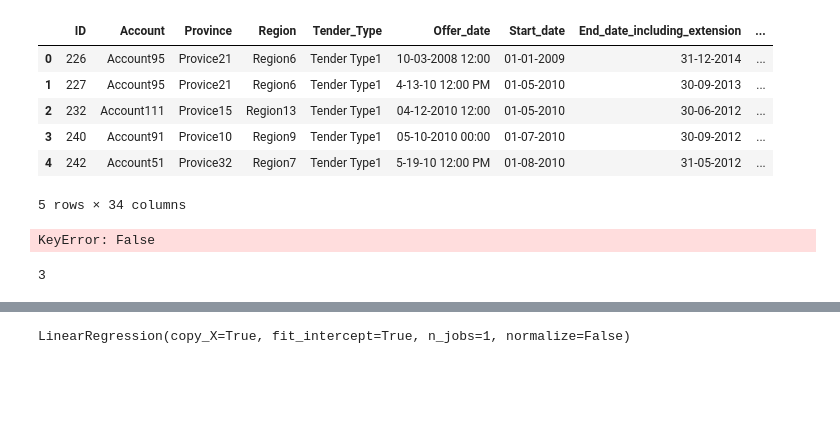
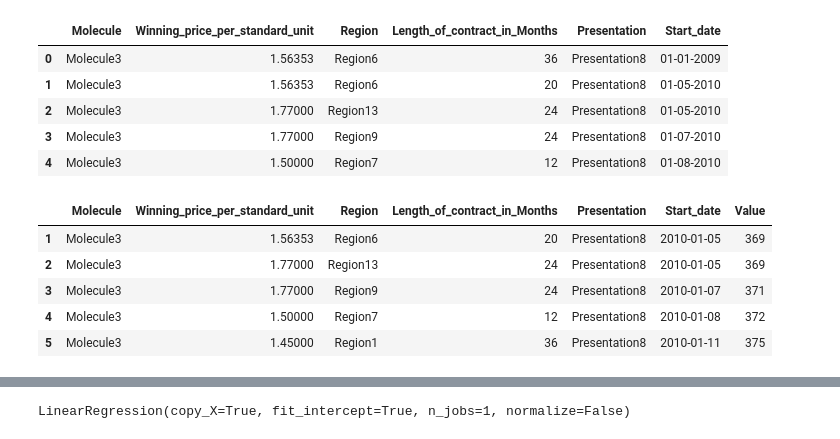
Before and after one commit to thefifthhead/data-science-contests, a Jupyter notebook: CrowdAnalytics/BiddingPriceGenericDrugs/Untitled.ipynb, the cells around one changed output, grey strips where cells are left out. Drawn from its saved outputs; the diff is of its cells as text; code cells hidden in the pictures; blank space fills up the shorter version.

```diff
--- a/CrowdAnalytics/BiddingPriceGenericDrugs/Untitled.ipynb
+++ b/CrowdAnalytics/BiddingPriceGenericDrugs/Untitled.ipynb
@@ -19,0 +17,19 @@ df=pd.read_csv('data/CAX_Bidding_TRAIN_Molecule_3_4_5.csv')
+# %%
+df2=df2.dropna()
+df2.head()
+# %% [output]
+|  | Molecule | Winning_price_per_standard_unit | Region | Length_of_contract_in_Months | Presentation | Start_date |
+| 0 | Molecule3 | 1.56353 | Region6 | 36 | Presentation8 | 01-01-2009 |
+| 1 | Molecule3 | 1.56353 | Region6 | 20 | Presentation8 | 01-05-2010 |
+| 2 | Molecule3 | 1.77000 | Region13 | 24 | Presentation8 | 01-05-2010 |
+| 3 | Molecule3 | 1.77000 | Region9 | 24 | Presentation8 | 01-07-2010 |
+| 4 | Molecule3 | 1.50000 | Region7 | 12 | Presentation8 | 01-08-2010 |
+# %%
+df2['Start_date']=pd.to_datetime(df2['Start_date'])
+def days_since_loe(a, b):
+    if a=='Molecule3':
+        return (b - datetime(2009,1,1,0,0,0)).days
+    elif a=='Molecule4':
+        return (b - datetime(2011,1,1,0,0,0)).days
+    else:
+        return (b - datetime(2011,1,1,0,0,0)).days
@@ -20,10 +38,13 @@ df=pd.read_csv('data/CAX_Bidding_TRAIN_Molecule_3_4_5.csv')
+# %%
+df2['Value'] = df2.apply(lambda row: days_since_loe(row['Molecule'], row['Start_date']), axis=1)
+# %%
+df2=df2[df2['Value']>0]
 # %%
-df.head()
+df2.head()
 # %% [output]
-|  | ID | Account | Province | Region | Tender_Type | Offer_date | Start_date | End_date_including_extension | ... |
-| 0 | 226 | Account95 | Provice21 | Region6 | Tender Type1 | 10-03-2008 12:00 | 01-01-2009 | 31-12-2014 | ... |
-| 1 | 227 | Account95 | Provice21 | Region6 | Tender Type1 | 4-13-10 12:00 PM | 01-05-2010 | 30-09-2013 | ... |
-| 2 | 232 | Account111 | Provice15 | Region13 | Tender Type1 | 04-12-2010 12:00 | 01-05-2010 | 30-06-2012 | ... |
-| 3 | 240 | Account91 | Provice10 | Region9 | Tender Type1 | 05-10-2010 00:00 | 01-07-2010 | 30-09-2012 | ... |
-| 4 | 242 | Account51 | Provice32 | Region7 | Tender Type1 | 5-19-10 12:00 PM | 01-08-2010 | 31-05-2012 | ... |
+|  | Molecule | Winning_price_per_standard_unit | Region | Length_of_contract_in_Months | Presentation | Start_date | Value |
+| 1 | Molecule3 | 1.56353 | Region6 | 20 | Presentation8 | 2010-01-05 | 369 |
+| 2 | Molecule3 | 1.77000 | Region13 | 24 | Presentation8 | 2010-01-05 | 369 |
+| 3 | Molecule3 | 1.77000 | Region9 | 24 | Presentation8 | 2010-01-07 | 371 |
+| 4 | Molecule3 | 1.50000 | Region7 | 12 | Presentation8 | 2010-01-08 | 372 |
+| 5 | Molecule3 | 1.45000 | Region1 | 36 | Presentation8 | 2010-01-11 | 375 |
-5 rows × 34 columns
@@ -32,8 +50,0 @@ df['Start_date']=pd.to_datetime(df['Start_date'])
-# %%
-df['factor']=df[df['Molecule']=='Molecule3'].apply(lambda x: )
-# %% [output]
-KeyError: False
-# %%
-df['Start_date'][0].year-2006
-# %% [output]
-3
```
Also changed, not shown: parts of 63 cells of this notebook.
